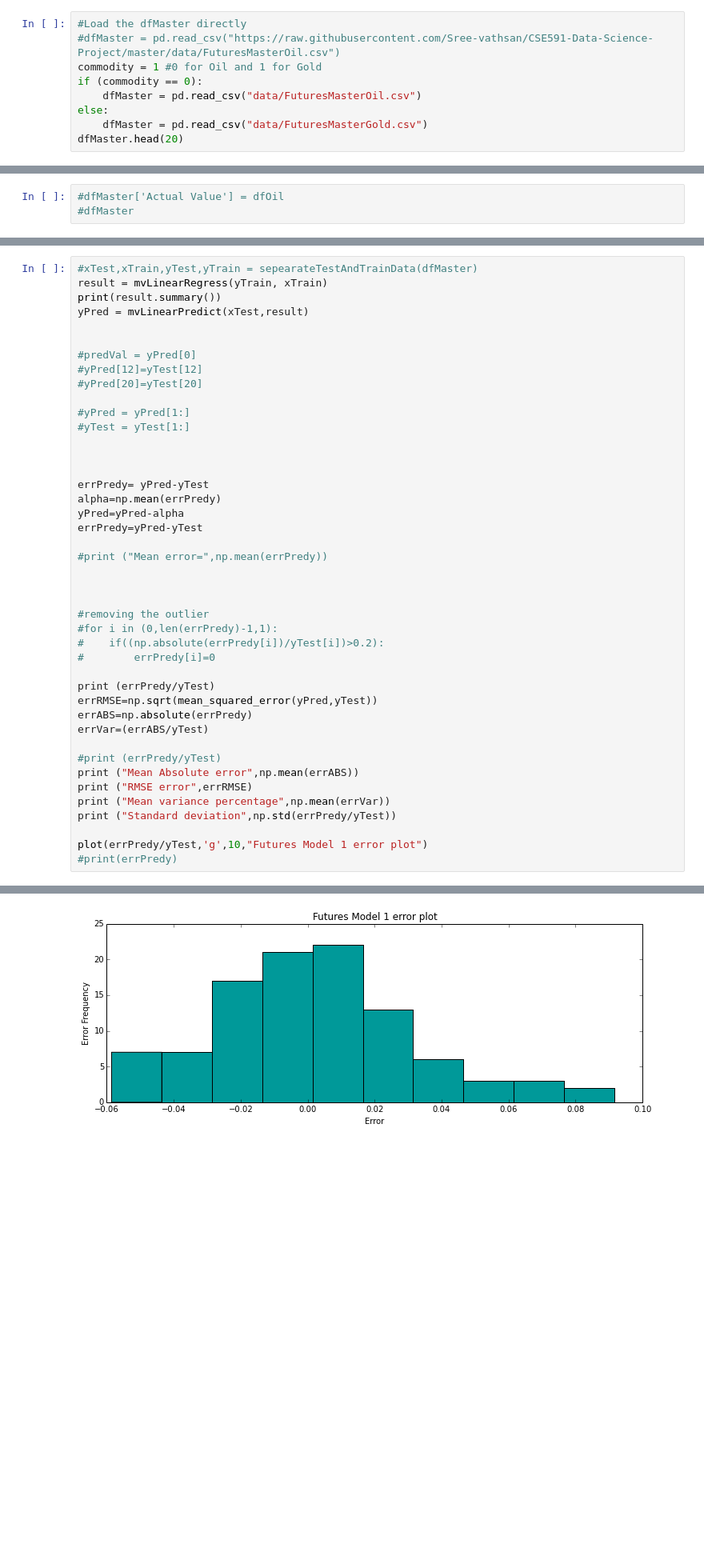
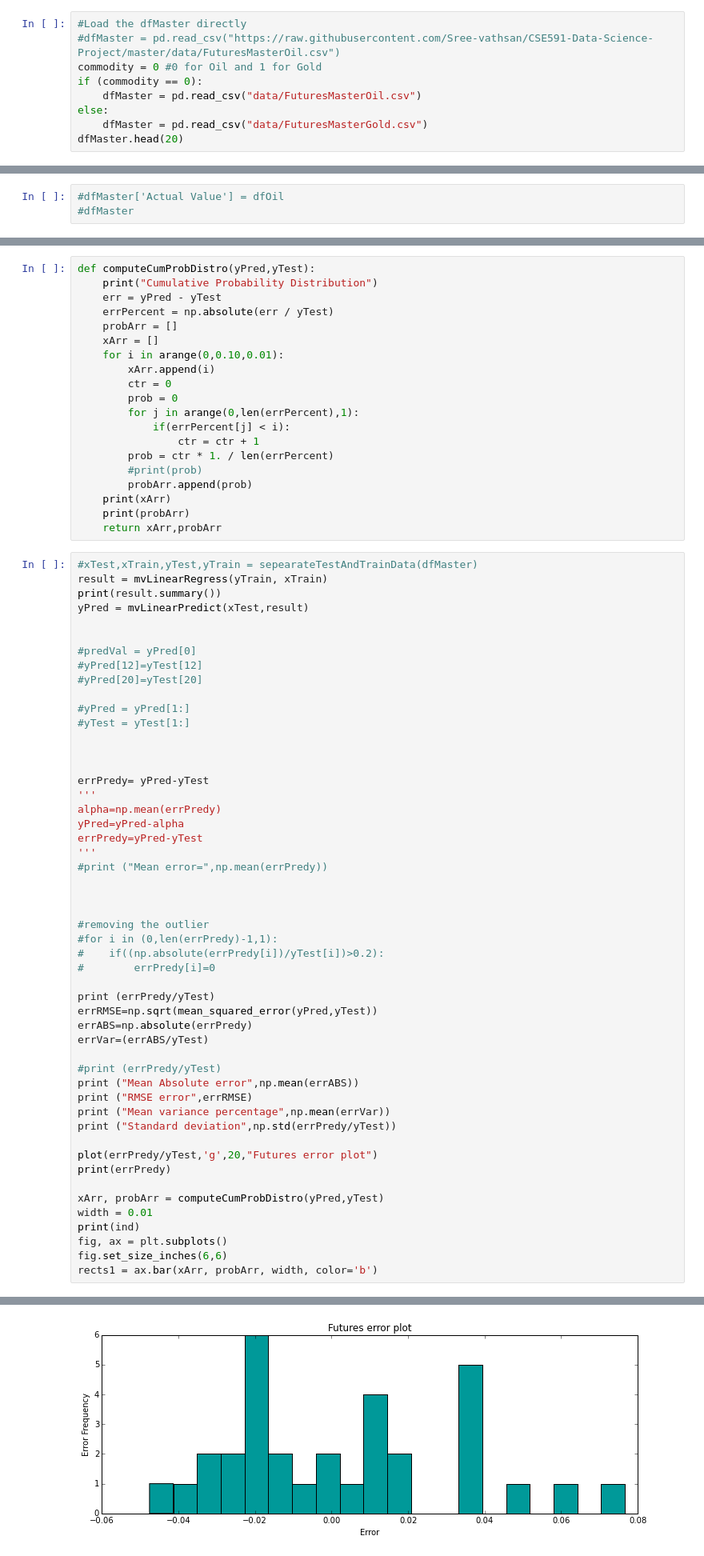
Before and after one commit to Sree-vathsan/CSE591-Data-Science-Project, a Jupyter notebook: FuturesContracts.ipynb, the cells around one changed output, grey strips where cells are left out. Shown at 80% size. Cells and saved outputs as stored; diff of their text form; blank space fills up the shorter version.

Commit message:
Added code for cumulative distrib

```diff
--- a/FuturesContracts.ipynb
+++ b/FuturesContracts.ipynb
@@ -67,7 +66,7 @@ dfMaster
 # %%
 #Load the dfMaster directly
 #dfMaster = pd.read_csv("https://raw.githubusercontent.com/Sree-vathsan/CSE591-Data-Science-Project/master/data/FuturesMasterOil.csv")
-commodity = 1 #0 for Oil and 1 for Gold
+commodity = 0 #0 for Oil and 1 for Gold
 if (commodity == 0):
     dfMaster = pd.read_csv("data/FuturesMasterOil.csv")
 else:
@@ -160,3 +158,23 @@ for i in (1,2,3):
+# %%
+def computeCumProbDistro(yPred,yTest):
+    print("Cumulative Probability Distribution")
+    err = yPred - yTest
+    errPercent = np.absolute(err / yTest)
+    probArr = []
+    xArr = []
+    for i in arange(0,0.10,0.01):
+        xArr.append(i)
+        ctr = 0
+        prob = 0
+        for j in arange(0,len(errPercent),1):
+            if(errPercent[j] < i):
+                ctr = ctr + 1
+        prob = ctr * 1. / len(errPercent)
+        #print(prob)
+        probArr.append(prob)
+    print(xArr)
+    print(probArr)
+    return xArr,probArr
 # %%
 #xTest,xTrain,yTest,yTrain = sepearateTestAndTrainData(dfMaster)
 result = mvLinearRegress(yTrain, xTrain)
@@ -174,10 +192,11 @@ yPred = mvLinearPredict(xTest,result)
 
 
 errPredy= yPred-yTest
+'''
 alpha=np.mean(errPredy)
 yPred=yPred-alpha
 errPredy=yPred-yTest
-
+'''
 #print ("Mean error=",np.mean(errPredy))
 
 
@@ -198,8 +217,15 @@ print ("RMSE error",errRMSE)
 print ("Mean variance percentage",np.mean(errVar))
 print ("Standard deviation",np.std(errPredy/yTest))
 
-plot(errPredy/yTest,'g',10,"Futures Model 1 error plot")
-#print(errPredy)
+plot(errPredy/yTest,'g',20,"Futures error plot")
+print(errPredy)
+
+xArr, probArr = computeCumProbDistro(yPred,yTest)
+width = 0.01
+print(ind)
+fig, ax = plt.subplots()
+fig.set_size_inches(6,6)
+rects1 = ax.bar(xArr, probArr, width, color='b')
 # %% [output]
                             OLS Regression Results
 ==============================================================================
@@ -221 +247 @@ Standard deviation 0.0298206517747
-[figure, old version]
+[figure, new version]
```
Also changed, not shown: parts of 9 cells of this notebook.
